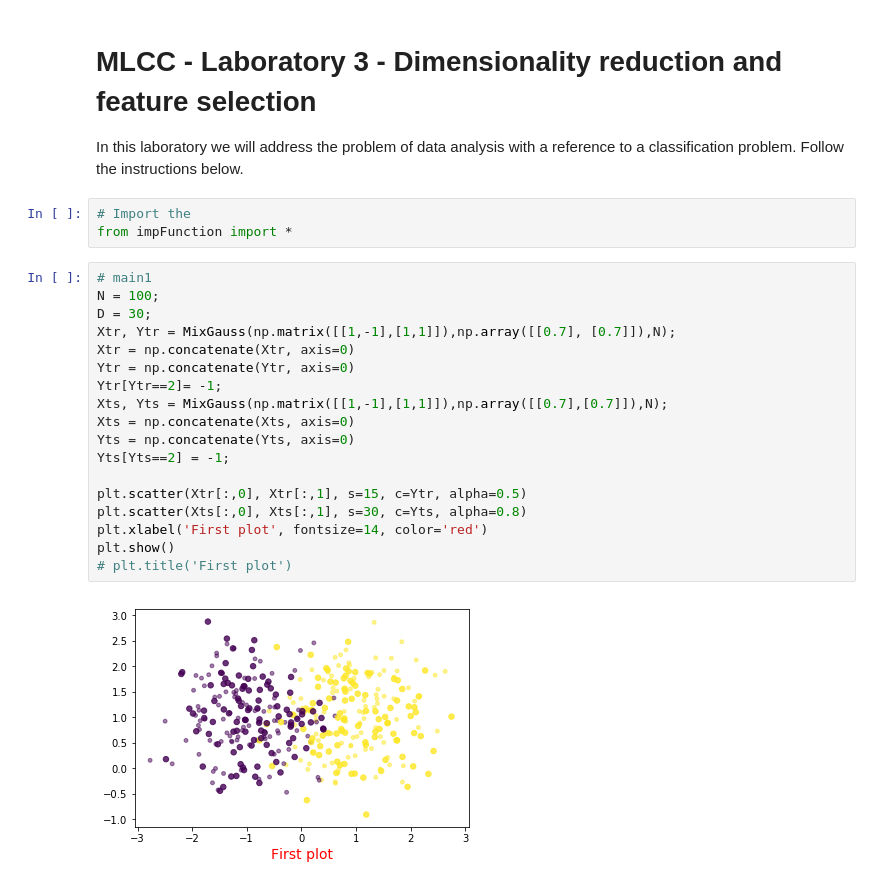
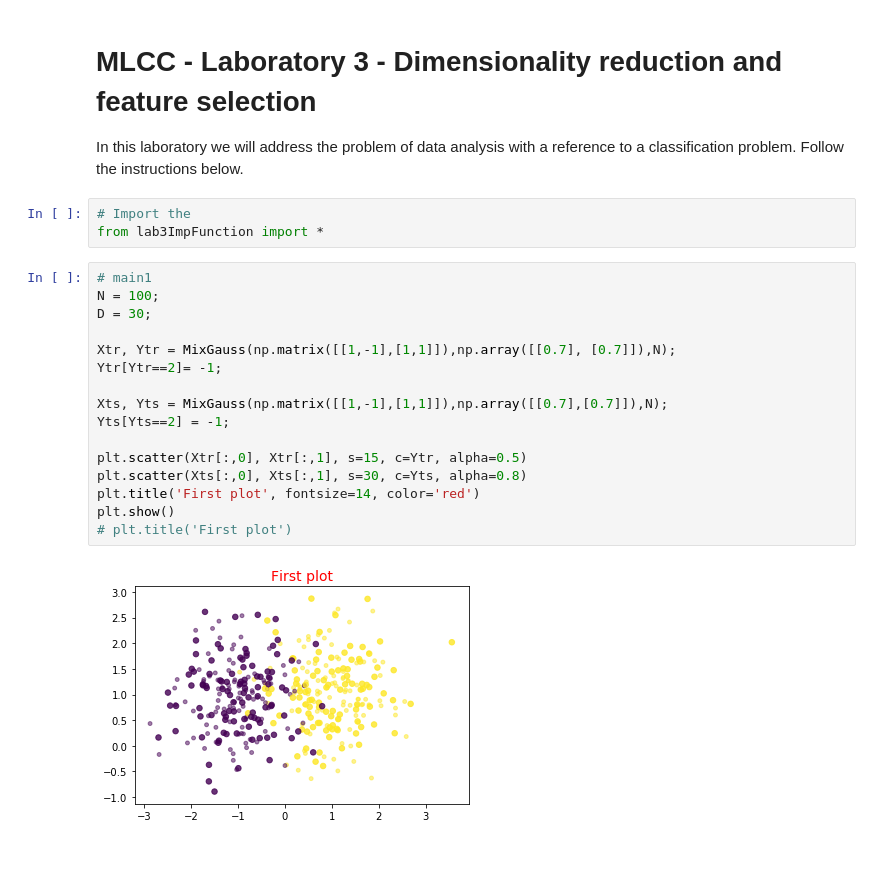
Before and after one commit to saratrajput/mlcc, a Jupyter notebook: lab3.ipynb, the cells around one changed output. Cells and saved outputs as stored; diff of their text form; blank space fills up the shorter version.

```diff
--- a/lab3.ipynb
+++ b/lab3.ipynb
@@ -4,27 +4,25 @@ In this laboratory we will address the problem of data analysis with a reference
 Follow the instructions below.
 # %%
 # Import the
-from impFunction import *
+from lab3ImpFunction import *
 # %%
 # main1
 N = 100;
 D = 30;
+
 Xtr, Ytr = MixGauss(np.matrix([[1,-1],[1,1]]),np.array([[0.7], [0.7]]),N);
-Xtr = np.concatenate(Xtr, axis=0)
-Ytr = np.concatenate(Ytr, axis=0)
 Ytr[Ytr==2]= -1;
+
 Xts, Yts = MixGauss(np.matrix([[1,-1],[1,1]]),np.array([[0.7],[0.7]]),N);
-Xts = np.concatenate(Xts, axis=0)
-Yts = np.concatenate(Yts, axis=0)
 Yts[Yts==2] = -1;
 
 plt.scatter(Xtr[:,0], Xtr[:,1], s=15, c=Ytr, alpha=0.5)
 plt.scatter(Xts[:,0], Xts[:,1], s=30, c=Yts, alpha=0.8)
-plt.xlabel('First plot', fontsize=14, color='red')
+plt.title('First plot', fontsize=14, color='red')
 plt.show()
 # plt.title('First plot')
 # %% [output]
-[figure, old version]
+[figure, new version]
 # %%
 sigma_noise = 0.01;
 
```
Also changed, not shown: parts of 7 cells of this notebook, 3 other files.
